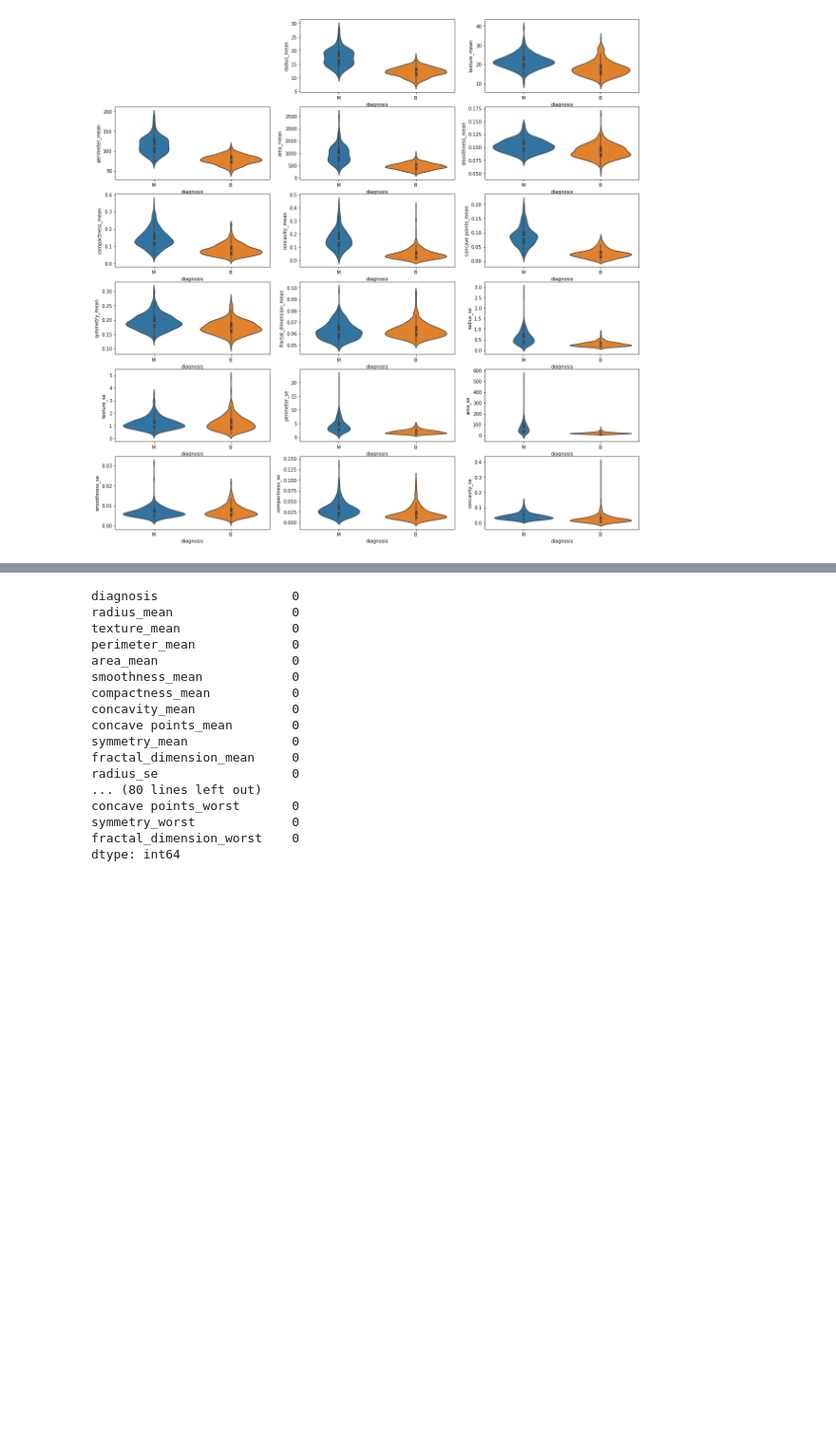
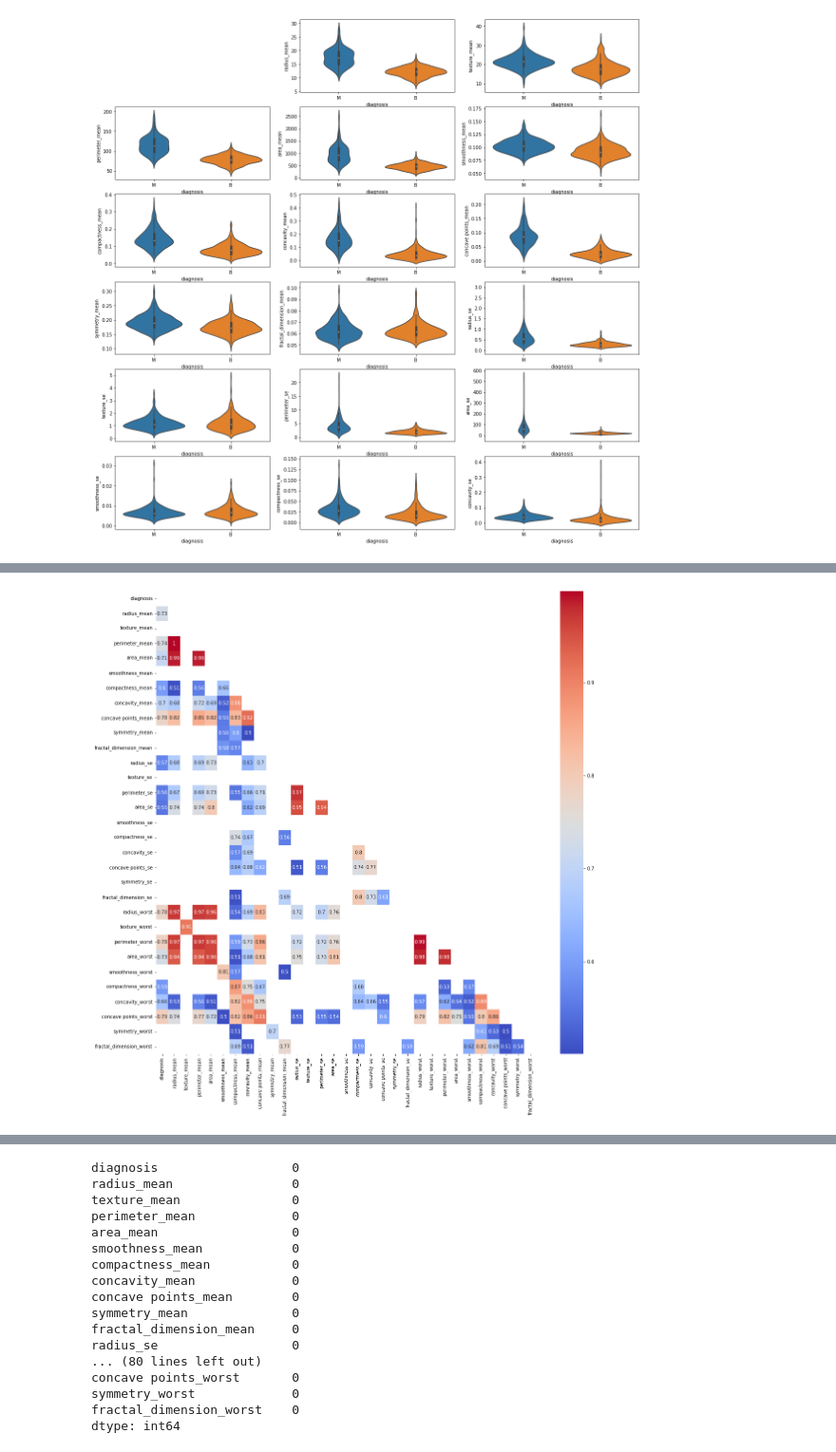
Before and after one commit to m21ark/ia_t2, a Jupyter notebook: notebook.ipynb, the cells around one changed output, grey strips where cells are left out. Shown at 95% size. Saved outputs shown, nothing was run; the diff lists cells and outputs as text; code cells hidden in the pictures; blank space fills up the shorter version.

```diff
--- a/notebook.ipynb
+++ b/notebook.ipynb
@@ -156,0 +187,16 @@ plt.show()
+# %%
+# Get all correlations pairs above 0.5 and below -0.5
+corr_matrix = df.corr(numeric_only=True)
+corr_matrix = corr_matrix[(corr_matrix > 0.5) | (corr_matrix < -0.5)]
+
+# Plot onlly the lower triangle of the correlation matrix
+mask = np.zeros_like(corr_matrix)
+mask[np.triu_indices_from(mask)] = True
+fig, ax = plt.subplots(figsize=(18, 18))
+sb.heatmap(corr_matrix, annot=True, cmap='coolwarm', ax=ax, mask=mask)
+plt.show()
+
+
+# TODO : REMove duplicates with df.drop_duplicates()
+# %% [output]
+[figure, added]
```
Also changed, not shown: parts of 13 cells of this notebook.
